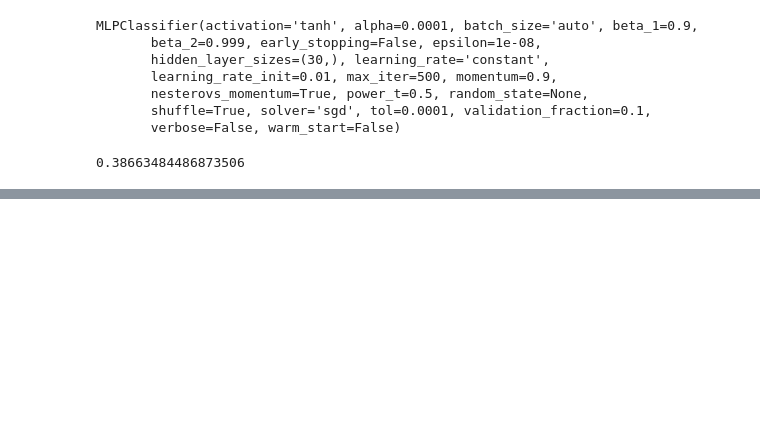
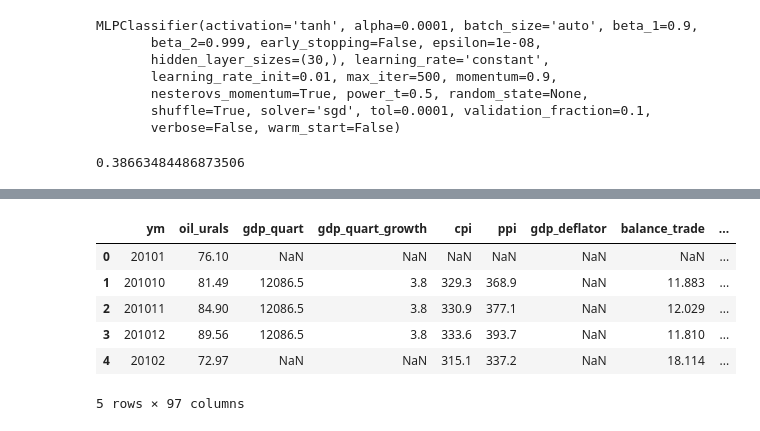
Before and after one commit to JulesLandrySimard/Kaggle-Sberbank, a Jupyter notebook: achu.ipynb, the cells around one changed output, grey strips where cells are left out. Cells and saved outputs as stored; diff of their text form; code cells hidden in the pictures; blank space fills up the shorter version.

```diff
--- a/achu.ipynb
+++ b/achu.ipynb
@@ -136,0 +254,6 @@ pred_maxfloor = mlp.predict(X_test_maxfloor)
+# %%
+def add_yearmonth(df_macro):
+    df_macro['year'] = df_macro['timestamp'].map(lambda x: x.year)
+    df_macro['month'] = df_macro['timestamp'].map(lambda x: x.month)
+    df_macro['ym'] = df_macro['year'].map(str) + df_macro['month'].map(str)
+    return df_macro
@@ -136,0 +262,17 @@ pred_maxfloor = mlp.predict(X_test_maxfloor)
+# %%
+df_macro = add_yearmonth(df_macro)
+# %%
+df_macro_month = df_macro.groupby('ym').mean()
+# %%
+df_macro_month = df_macro_month.iloc[:,:-2]
+# %%
+df_macro_month = df_macro_month.reset_index()
+df_macro_month.head()
+# %% [output]
+|  | ym | oil_urals | gdp_quart | gdp_quart_growth | cpi | ppi | gdp_deflator | balance_trade | ... |
+| 0 | 20101 | 76.10 | NaN | NaN | NaN | NaN | NaN | NaN | ... |
+| 1 | 201010 | 81.49 | 12086.5 | 3.8 | 329.3 | 368.9 | NaN | 11.883 | ... |
+| 2 | 201011 | 84.90 | 12086.5 | 3.8 | 330.9 | 377.1 | NaN | 12.029 | ... |
+| 3 | 201012 | 89.56 | 12086.5 | 3.8 | 333.6 | 393.7 | NaN | 11.810 | ... |
+| 4 | 20102 | 72.97 | NaN | NaN | 315.1 | 337.2 | NaN | 18.114 | ... |
+5 rows × 97 columns
```
Also changed, not shown: parts of 39 cells of this notebook.
